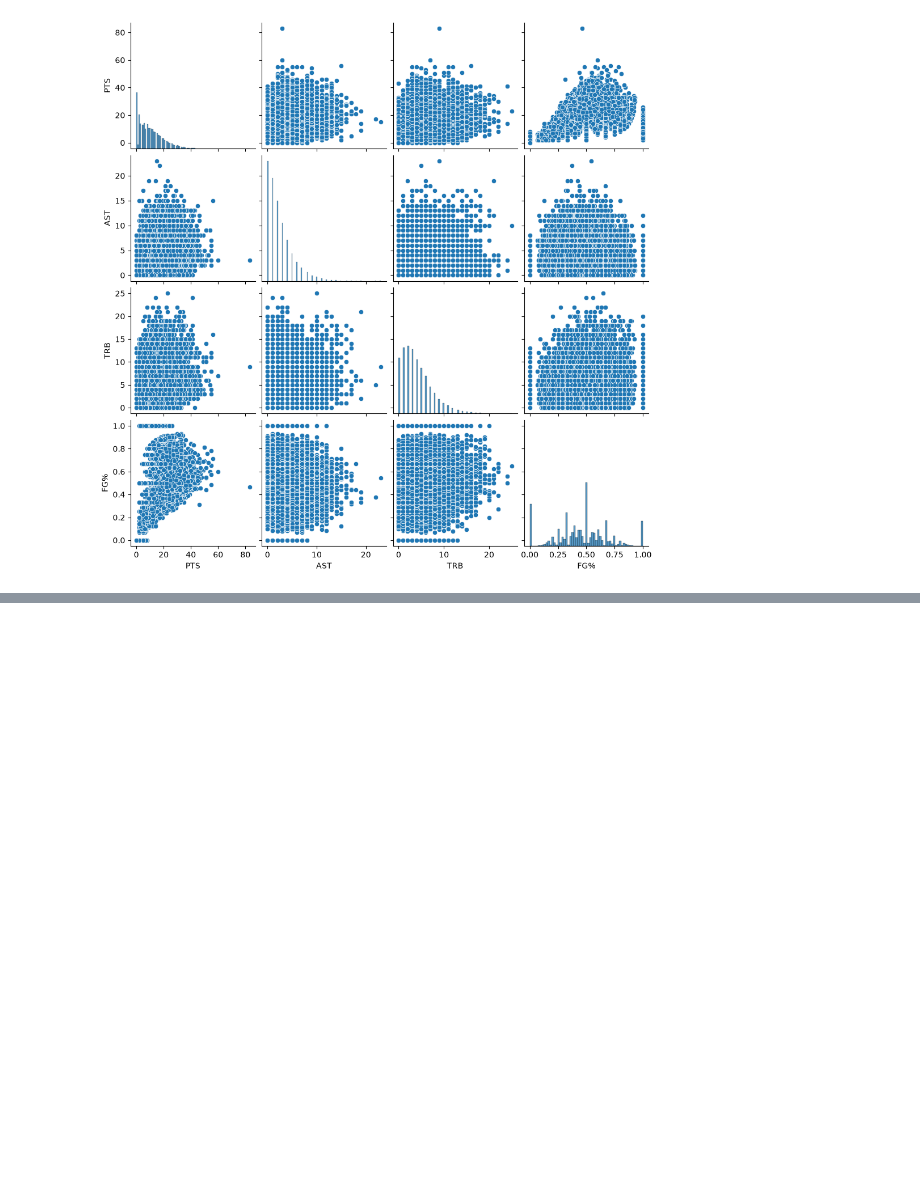
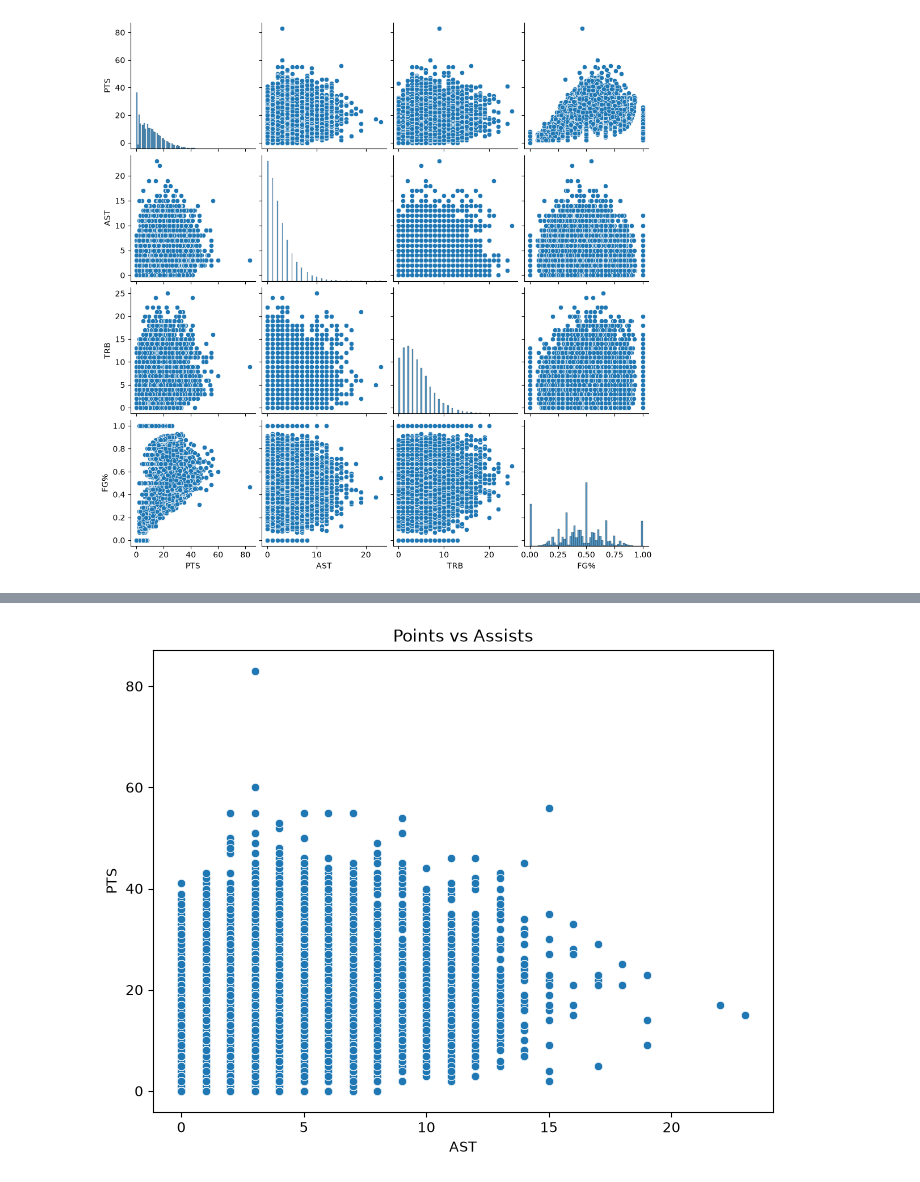
Before and after one commit to Bhav615/NBA-Player-Performance-Prediction, a Jupyter notebook: notebooks/EDA.ipynb, the cells around one changed output, grey strips where cells are left out. Cells and saved outputs as stored; diff of their text form; code cells hidden in the pictures; blank space fills up the shorter version.

Commit message:
Completed Exploratory Data Analysis

```diff
--- a/notebooks/EDA.ipynb
+++ b/notebooks/EDA.ipynb
@@ -169,0 +271,14 @@ sns.pairplot(
+# %%
+plt.figure(figsize=(8,6))
+
+sns.scatterplot(
+    data=df,
+    x="AST",
+    y="PTS"
+)
+
+plt.title("Points vs Assists")
+
+plt.show()
+# %% [output]
+[figure, added]
```
Also changed, not shown: parts of 10 cells of this notebook.
